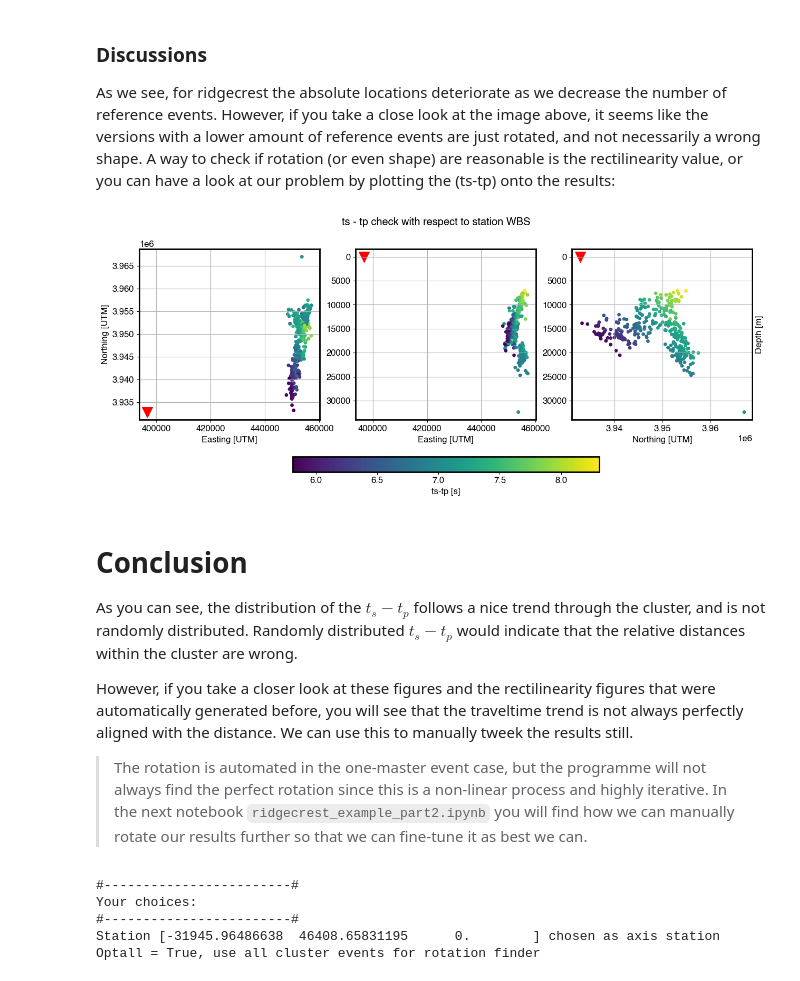
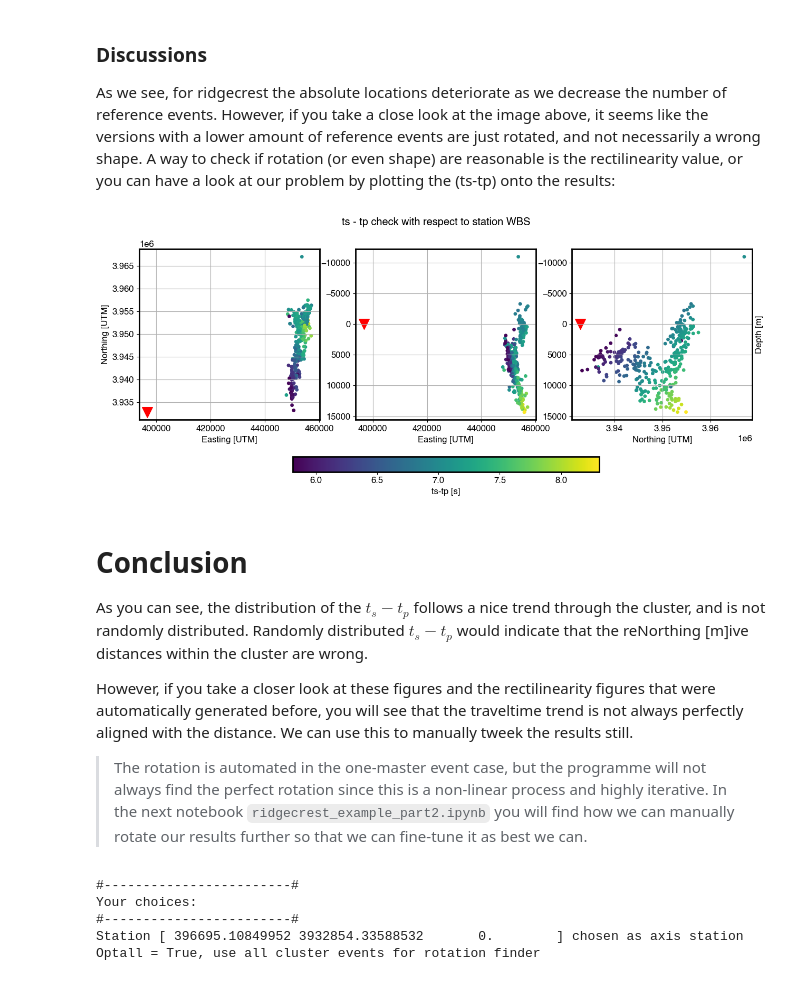
Before and after one commit to ktuin/HADES-R, a Jupyter notebook: notebooks/ridgecrest_example_part1.ipynb, the cells around one changed output. Saved outputs shown, nothing was run; the diff lists cells and outputs as text; code cells hidden in the pictures.

Commit message:
commit for Francesco to look at

```diff
--- a/notebooks/ridgecrest_example_part1.ipynb
+++ b/notebooks/ridgecrest_example_part1.ipynb
@@ -251,7 +302,7 @@ As we see, for ridgecrest the absolute locations deteriorate as we decrease the
 # Let's take a closer look
 
 #### Which results do you want to take a closer look at? ##################
-look = locs_1                           # locs_15, locs_8, locs_4, locs_1
+look = sortout(locs_1, np.array([0,3,6,8])+1)                           # locs_15, locs_8, locs_4, locs_1
 stations = hobj_1.stations.copy()       # hobj_15, hobj_8, hobj_4, hobj_1
 stat_choice = 'WBS' # 'WBS' or 'WMF'
 ###########################################################################
@@ -266,38 +317,38 @@ fig, ax = plt.subplots(1,3, figsize=(15,6))
 ax[0].grid()
 ax[0].scatter(look[:,0], look[:,1], s=15, c=evtsps, cmap='viridis')
 ax[0].scatter(stations[stat_choice][0]+origin_UTM[0], stations[stat_choice][1]+origin_UTM[1],
                 marker='v', s=200, c='r')
 ax[0].set_xlabel('Easting [UTM]')
 ax[0].set_ylabel('Northing [UTM]')
 
 
 ax[1].grid()
 ax[1].scatter(look[:,0], look[:,2], s=15, c=evtsps, cmap='viridis')
 ax[1].scatter(stations[stat_choice][0]+origin_UTM[0], stations[stat_choice][2],
                 marker='v', s=200, c='r')
 ax[1].invert_yaxis()
 ax[1].set_xlabel('Easting [UTM]')
 
 ax[2].grid()
 im=ax[2].scatter(look[:,1], look[:,2], s=15, c=evtsps, cmap='viridis')
 ax[2].scatter(stations[stat_choice][1]+origin_UTM[1], stations[stat_choice][2],
                 marker='v', s=200, c='r')
 ax[2].invert_yaxis()
 ax[2].set_xlabel('Northing [UTM]')
 ax[2].set_ylabel('Depth [m]')
 ax[2].yaxis.set_label_position('right')
 
 plt.colorbar(im, ax=ax[:], shrink=.5, label='ts-tp [s]', orientation='horizontal')
 plt.suptitle(f'ts - tp check with respect to station {stat_choice}')
 
 # plt.tight_layout()
 plt.show()
 # %% [output]
-[figure, old version]
+[figure, new version]
 # %% [markdown]
 # Conclusion
 
-As you can see, the distribution of the $t_s - t_p$ follows a nice trend through the cluster, and is not randomly distributed. Randomly distributed $t_s - t_p$ would indicate that the relative distances within the cluster are wrong.
+As you can see, the distribution of the $t_s - t_p$ follows a nice trend through the cluster, and is not randomly distributed. Randomly distributed $t_s - t_p$ would indicate that the reNorthing [m]ive distances within the cluster are wrong.
 
 However, if you take a closer look at these figures and the rectilinearity figures that were automatically generated before, you will see that the traveltime trend is not always perfectly aligned with the distance. We can use this to manually tweek the results still.
 
@@ -363,17 +414,23 @@ def invert_rotations_spatial(cluster, rotations, station, bary):
 # %%
 origin = hloc_1.input.origin
 origin_UTM = np.array(LLtoUTM(23, origin[0], origin[1])[1:])
+axis = 0
 
-locs_1 = hloc_1.locations.copy()
-locs_1[:,0] = locs_1[:,0] + origin_UTM[0]
-locs_1[:,1] = locs_1[:,1] + origin_UTM[1]
+locs_1 = sortout(locs_1, np.array([0,3,6,8])+1)
+stats = np.array([
+    [stations['WBS'][0]+origin_UTM[0], stations['WBS'][1]+origin_UTM[1], stations['WBS'][2]],
+    [stations['WMF'][0]+origin_UTM[0], stations['WMF'][1]+origin_UTM[1], stations['WMF'][2]]
+    ])
+
+# locs_1[:,0] = locs_1[:,0] + origin_UTM[0]
+# locs_1[:,1] = locs_1[:,1] + origin_UTM[1]
 
 bary, v0, v1, v2, cluster_opt, dtps_obs, stavect = ru.setup(optall=True, master_evts=np.array([0,3,6,8]),cluster=None, dtps_obs=np.array([hloc_1.evtsps.copy()['WBS'], np.array(hloc_1.evtsps.copy()['WMF'])]),
-                cluster_rot=locs_1, stations=np.array([stations['WBS'], stations['WMF']]), station_axis=1, vs=Vs, vp=Vp, baryp=locs_1[0,:])
+                cluster_rot=locs_1, stations=stats, station_axis=axis, vs=Vs, vp=Vp, baryp=locs_1[0,:])
 # %% [output]
 #------------------------#
 Your choices:
 #------------------------#
-Station [-31945.96486638  46408.65831195      0.        ] chosen as axis station
+Station [ 396695.10849952 3932854.33588532       0.        ] chosen as axis station
 Optall = True, use all cluster events for rotation finder
 # %%
```
Also changed, not shown: parts of 34 cells of this notebook, 22 other files.
